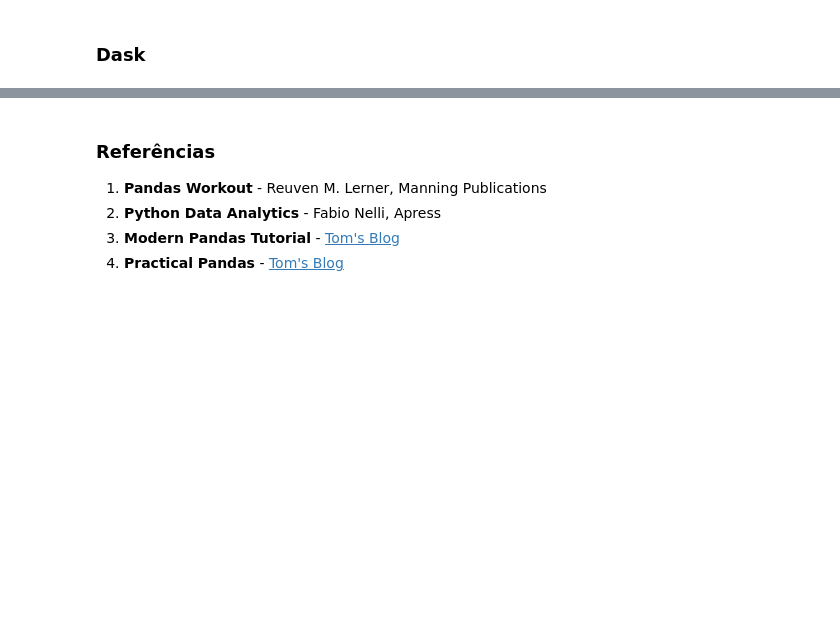
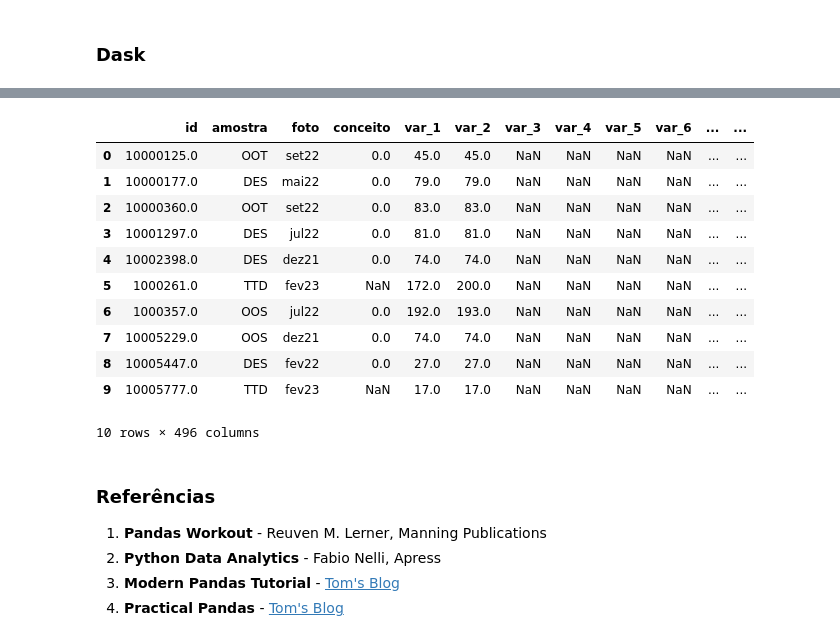
Before and after one commit to juli4n03/cursos, a Jupyter notebook: ModuloPython/Aula08_09_10/ReferenciaPandas.ipynb, the cells around one changed output, grey strips where cells are left out. Saved outputs shown, nothing was run; the diff lists cells and outputs as text; code cells hidden in the pictures; blank space fills up the shorter version.

```diff
--- a/ModuloPython/Aula08_09_10/ReferenciaPandas.ipynb
+++ b/ModuloPython/Aula08_09_10/ReferenciaPandas.ipynb
@@ -163,3 +306,25 @@ dtype: object
+# %%
+from pathlib import Path
+
+caminho_base = Path("C:/Users/RenatoFileto/curso_bigdata/ModuloPython/data/raw")
+
+df = dd.read_csv(caminho_base.joinpath('base_semana02.csv'), sep=";", assume_missing=True)
+# df.head(10)
+
+df.head(10)
+# %% [output]
+|  | id | amostra | foto | conceito | var_1 | var_2 | var_3 | var_4 | var_5 | var_6 | ... | ... |
+| 0 | 10000125.0 | OOT | set22 | 0.0 | 45.0 | 45.0 | NaN | NaN | NaN | NaN | ... | ... |
+| 1 | 10000177.0 | DES | mai22 | 0.0 | 79.0 | 79.0 | NaN | NaN | NaN | NaN | ... | ... |
+| 2 | 10000360.0 | OOT | set22 | 0.0 | 83.0 | 83.0 | NaN | NaN | NaN | NaN | ... | ... |
+| 3 | 10001297.0 | DES | jul22 | 0.0 | 81.0 | 81.0 | NaN | NaN | NaN | NaN | ... | ... |
+| 4 | 10002398.0 | DES | dez21 | 0.0 | 74.0 | 74.0 | NaN | NaN | NaN | NaN | ... | ... |
+| 5 | 1000261.0 | TTD | fev23 | NaN | 172.0 | 200.0 | NaN | NaN | NaN | NaN | ... | ... |
+| 6 | 1000357.0 | OOS | jul22 | 0.0 | 192.0 | 193.0 | NaN | NaN | NaN | NaN | ... | ... |
+| 7 | 10005229.0 | OOS | dez21 | 0.0 | 74.0 | 74.0 | NaN | NaN | NaN | NaN | ... | ... |
+| 8 | 10005447.0 | DES | fev22 | 0.0 | 27.0 | 27.0 | NaN | NaN | NaN | NaN | ... | ... |
+| 9 | 10005777.0 | TTD | fev23 | NaN | 17.0 | 17.0 | NaN | NaN | NaN | NaN | ... | ... |
+10 rows × 496 columns
 # %% [markdown]
 ### Referências
 
```
Also changed, not shown: parts of 18 cells of this notebook, 3 other files.
